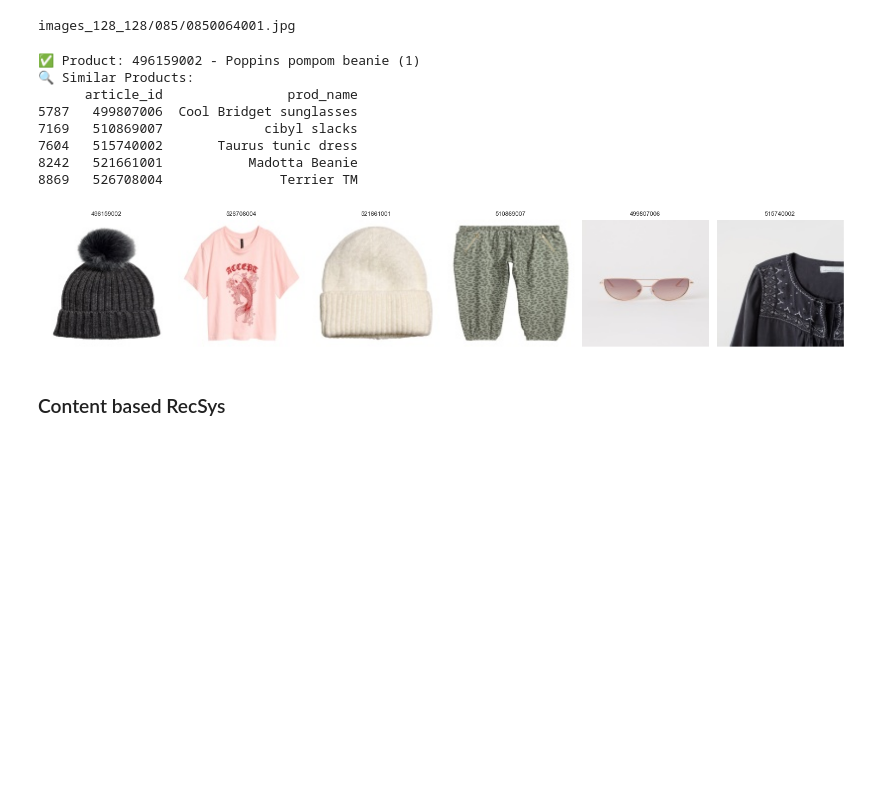
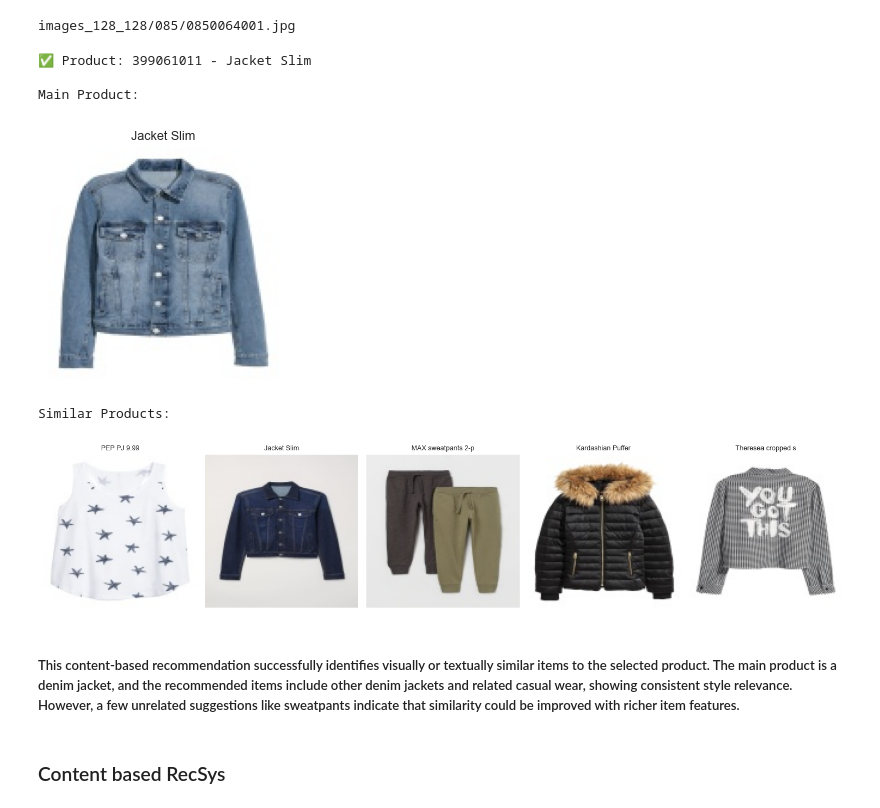
Before and after one commit to vaibhpande21/HndM-Fashion-Recommendation-System, a Jupyter notebook: rec.ipynb, the cells around one changed output. Drawn from its saved outputs; the diff is of its cells as text; code cells hidden in the pictures; blank space fills up the shorter version.

```diff
--- a/rec.ipynb
+++ b/rec.ipynb
@@ -410,6 +410,12 @@ print("Item similarity matrix shape:", item_sim.shape)
 Item similarity matrix shape: (10000, 10000)
 # %%
 def get_image_path(article_id, base_dir="images_128_128"):
+
+    """
+    Construct the file path for the image corresponding to a given article_id.
+    This function formats the article_id correctly and returns the absolute path to its image
+
+    """
     article_id = str(article_id).zfill(10)   # make sure it's always 10 digits
     folder = article_id[:3]                 # first 3 digits for subfolder
     return os.path.join(base_dir, folder, article_id + ".jpg")
@@ -463,18 +480,17 @@ def show_similar_products(test_item, top_n=5):
     plt.tight_layout()
     plt.show()
 # %%
-test_item = 5467
+test_item = 2176
 show_similar_products(test_item, top_n=5)
 # %% [output]
-✅ Product: 496159002 - Poppins pompom beanie (1)
-🔍 Similar Products:
-      article_id                prod_name
-5787   499807006  Cool Bridget sunglasses
-7169   510869007             cibyl slacks
-7604   515740002       Taurus tunic dress
-8242   521661001           Madotta Beanie
-8869   526708004               Terrier TM
+✅ Product: 399061011 - Jacket Slim
+
+Main Product:
-[figure, old version]
+[figure, new version]
+Similar Products:
+[figure, added]
+# %% [markdown]
+##### This content-based recommendation successfully identifies visually or textually similar items to the selected product. The main product is a denim jacket, and the recommended items include other denim jackets and related casual wear, showing consistent style relevance. However, a few unrelated suggestions like sweatpants indicate that similarity could be improved with richer item features.
 # %% [markdown]
 ### Content based RecSys
 # %%
```
Also changed, not shown: parts of 2 cells of this notebook.
